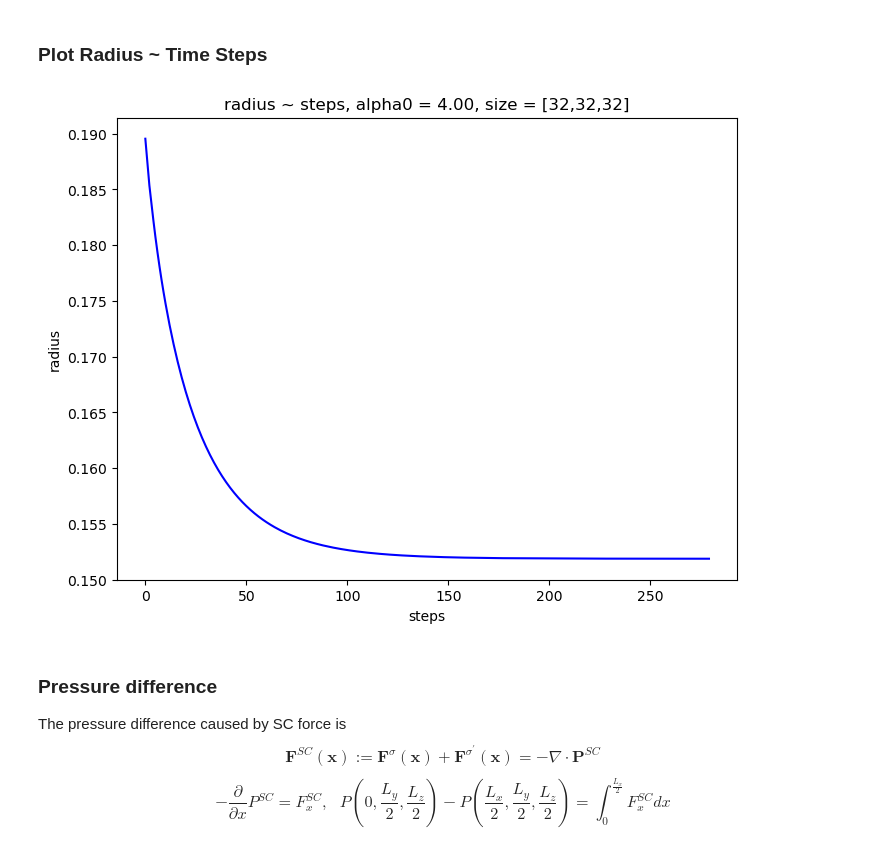
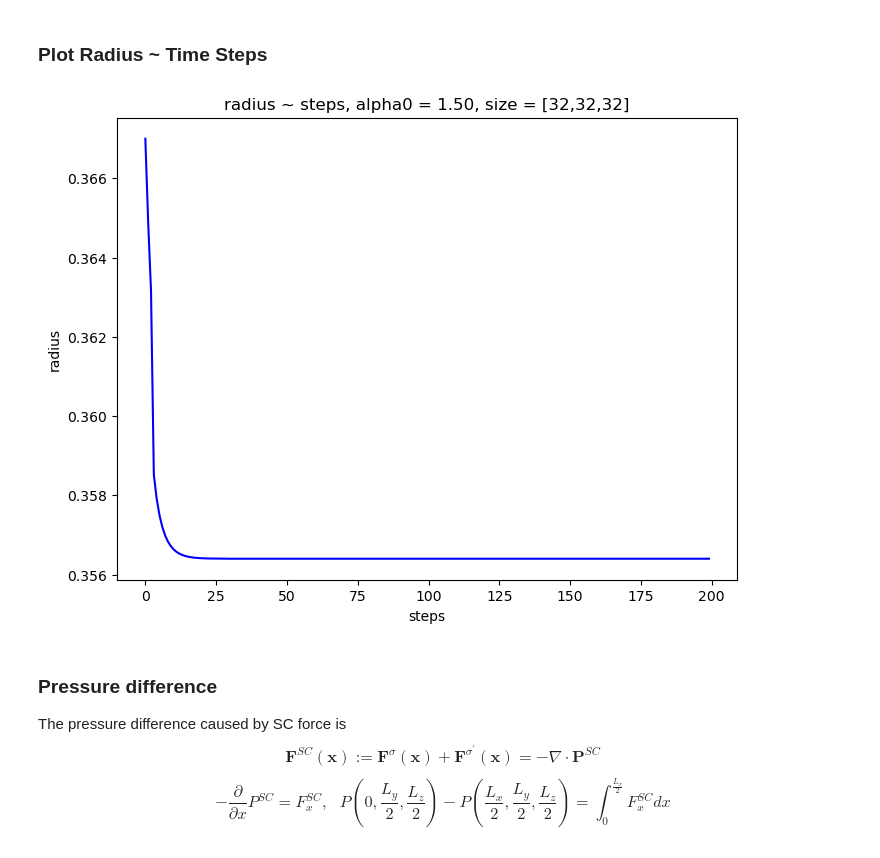
Before and after one commit to MDProject/Binary-Fluctuating-Lattice-Boltzmann, a Jupyter notebook: Surface_Tension.ipynb, the cells around one changed output. Saved outputs shown, nothing was run; the diff lists cells and outputs as text; code cells hidden in the pictures.

```diff
--- a/Surface_Tension.ipynb
+++ b/Surface_Tension.ipynb
@@ -99,10 +99,10 @@ $$p=\rho_{\sigma}c_{s}^{2}+\rho_{\sigma^{\prime}}c_{s}^{2}+G_{\sigma\sigma^{\pri
 ### Mass Conservation Verification
 # %%
 ############    modify if needed    ############################
-step1 = 3000
+step1 = 10000
 step0 = 0
 temperature = 0.
-alpha0 = 4.
+alpha0 = 1.5
 cs2 = 1./3.
 nx = 32
 ny = 32
@@ -110,9 +110,9 @@ nz = 32
 radius = 0.2
 #######################################################
 
-plot_file_dir_last = "./data_droplet_{:.2f}/lbm_data_shshan_alpha0_".format(radius) +\
+plot_file_dir_last = "./data_droplet_alpha0_{:.2f}_r{:.2f}/lbm_data_shshan_alpha0_".format(alpha0, radius) +\
       "{:.2f}".format(alpha0) + "_xi_" + "{:.1e}".format(temperature) + "_size{:d}-{:d}-{:d}/plt".format(nx,ny,nz) + f"{step1:07d}"
-plot_file_dir_init = "./data_droplet_{:.2f}/lbm_data_shshan_alpha0_".format(radius) +\
+plot_file_dir_init = "./data_droplet_alpha0_{:.2f}_r{:.2f}/lbm_data_shshan_alpha0_".format(alpha0, radius) +\
       "{:.2f}".format(alpha0) + "_xi_" + "{:.1e}".format(temperature) + "_size{:d}-{:d}-{:d}/plt".format(nx,ny,nz) + f"{step0:07d}"
 print("load in data file:")
 print(plot_file_dir_init)
@@ -159,36 +159,36 @@ load in data file:
 nx = 32
 ny = 32
 nz = 32
 # Plotting the radius data
-radius = 0.2
-plot_file_radius = "./data_droplet_{:.2f}/lbm_data_shshan_alpha0_".format(radius) +\
+radius = 0.35
+plot_file_radius = "./data_droplet_alpha0_{:.2f}_r{:.2f}/lbm_data_shshan_alpha0_".format(alpha0, radius) +\
       "{:.2f}".format(alpha0) + "_xi_" + "{:.1e}".format(temperature) + "_size{:d}-{:d}-{:d}/radius_steps_out".format(nx,ny,nz)
 with open(plot_file_radius, 'r') as file:
     # Read the entire content of the file
     content = file.read()
 
     # Split the content by the tab character '\t' to create a 1D array
     data_list = [float(x) for x in content.split('\t') if x.strip()]
 
 data_array = np.array(data_list)
 N  = data_array.size
 step = np.linspace(0, N-1, N)
 #print(data_array)
 
 # Plotting the data
 plt.figure(figsize=(8, 6), dpi=100)  # Optional: Set the figure size
 #fig, ax = plt.subplots()
 plt.plot(step, data_array, color='b')  # Create a line plot
 plt.yscale('linear')
 # Add labels and title
 plt.xlabel("steps")  # X-axis label
 plt.ylabel("radius")  # Y-axis label
 plt.title("radius ~ steps, alpha0 = {:.2f}, size = [{:d},{:d},{:d}]".format(alpha0, nx, ny, nz))  # Plot title
 
 # Show the plot
 plt.show()
 # %% [output]
-[figure, old version]
+[figure, new version]
 # %% [markdown]
 ### Pressure difference
 
```
Also changed, not shown: parts of 8 cells of this notebook, 2 other files.
